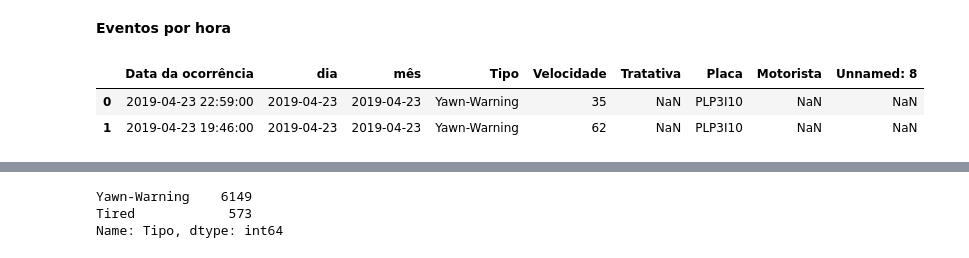
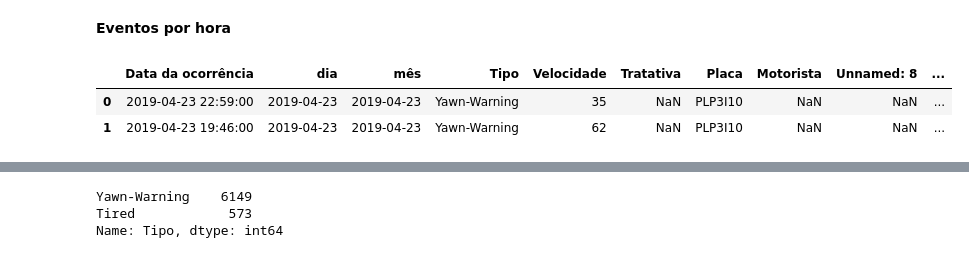
Before and after one commit to Lucas-Buk/IMT, a Jupyter notebook: Tratamento.ipynb, the cells around one changed output, grey strips where cells are left out. Drawn from its saved outputs; the diff is of its cells as text; code cells hidden in the pictures.

```diff
--- a/Tratamento.ipynb
+++ b/Tratamento.ipynb
@@ -1083,8 +1100,8 @@ dfE9_motoristas_hora
 # %% [markdown]
 **Eventos por hora**
 # %%
-dfE91.head(2)
+dfE91H.head(2)
 # %% [output]
-|  | Data da ocorrência | dia | mês | Tipo | Velocidade | Tratativa | Placa | Motorista | Unnamed: 8 |
-| 0 | 2019-04-23 22:59:00 | 2019-04-23 | 2019-04-23 | Yawn-Warning | 35 | NaN | PLP3I10 | NaN | NaN |
-| 1 | 2019-04-23 19:46:00 | 2019-04-23 | 2019-04-23 | Yawn-Warning | 62 | NaN | PLP3I10 | NaN | NaN |
+|  | Data da ocorrência | dia | mês | Tipo | Velocidade | Tratativa | Placa | Motorista | Unnamed: 8 | ... |
+| 0 | 2019-04-23 22:59:00 | 2019-04-23 | 2019-04-23 | Yawn-Warning | 35 | NaN | PLP3I10 | NaN | NaN | ... |
+| 1 | 2019-04-23 19:46:00 | 2019-04-23 | 2019-04-23 | Yawn-Warning | 62 | NaN | PLP3I10 | NaN | NaN | ... |
```
Also changed, not shown: parts of 83 cells of this notebook.
